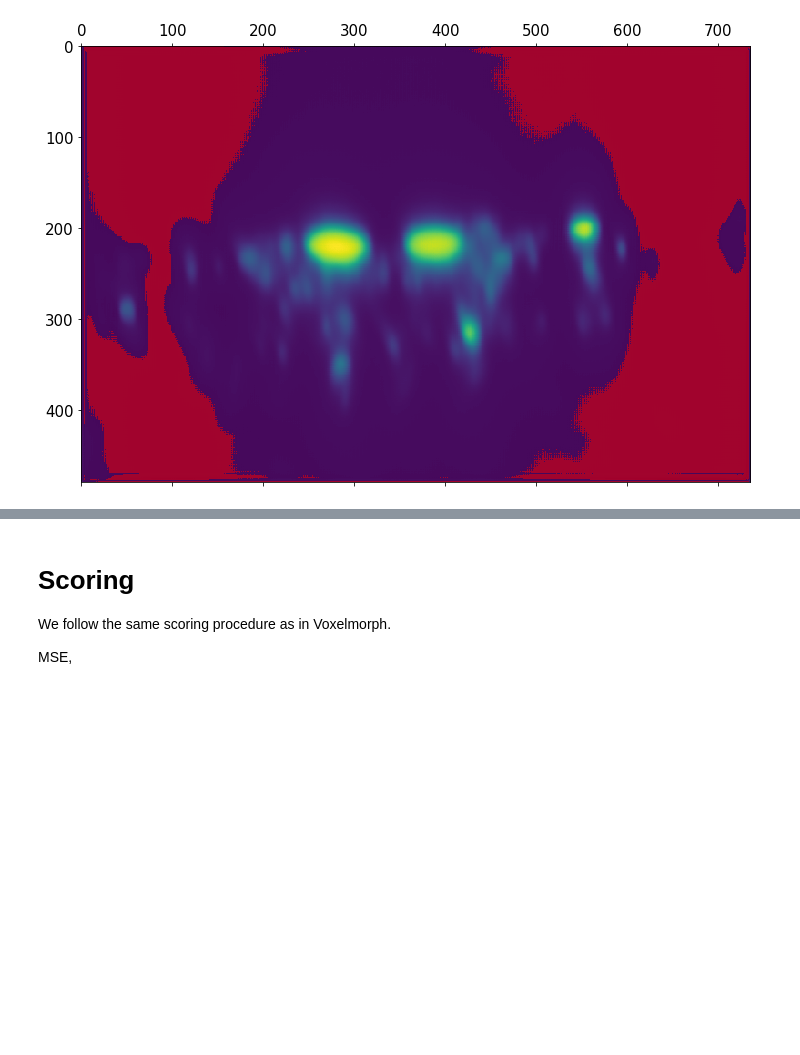
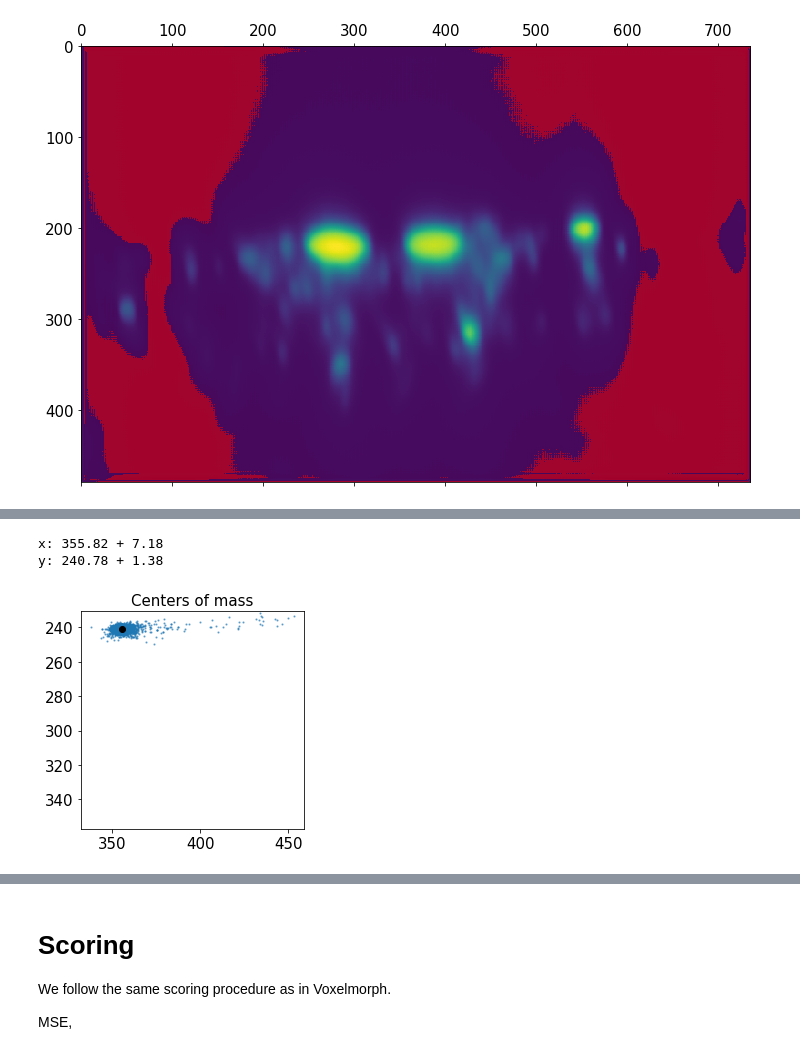
Before and after one commit to Sager611/stabilize2p, a Jupyter notebook: notebooks/train-voxelmorph.ipynb, the cells around one changed output, grey strips where cells are left out. Saved outputs shown, nothing was run; the diff lists cells and outputs as text; code cells hidden in the pictures; blank space fills up the shorter version.

```diff
--- a/notebooks/train-voxelmorph.ipynb
+++ b/notebooks/train-voxelmorph.ipynb
@@ -394,4 +400,10 @@ Done (27.50s)
 [interactive output not drawn]
+# %%
+plot_centers(x_val)
+# %% [output]
+x: 355.82 + 7.18
+y: 240.78 + 1.38
+[figure, added]
 # %%
 Video('../bin/train-voxelmorph.out/validation-video.mov')
 # %% [output]
```
Also changed, not shown: parts of 5 cells of this notebook, 3 other files.
